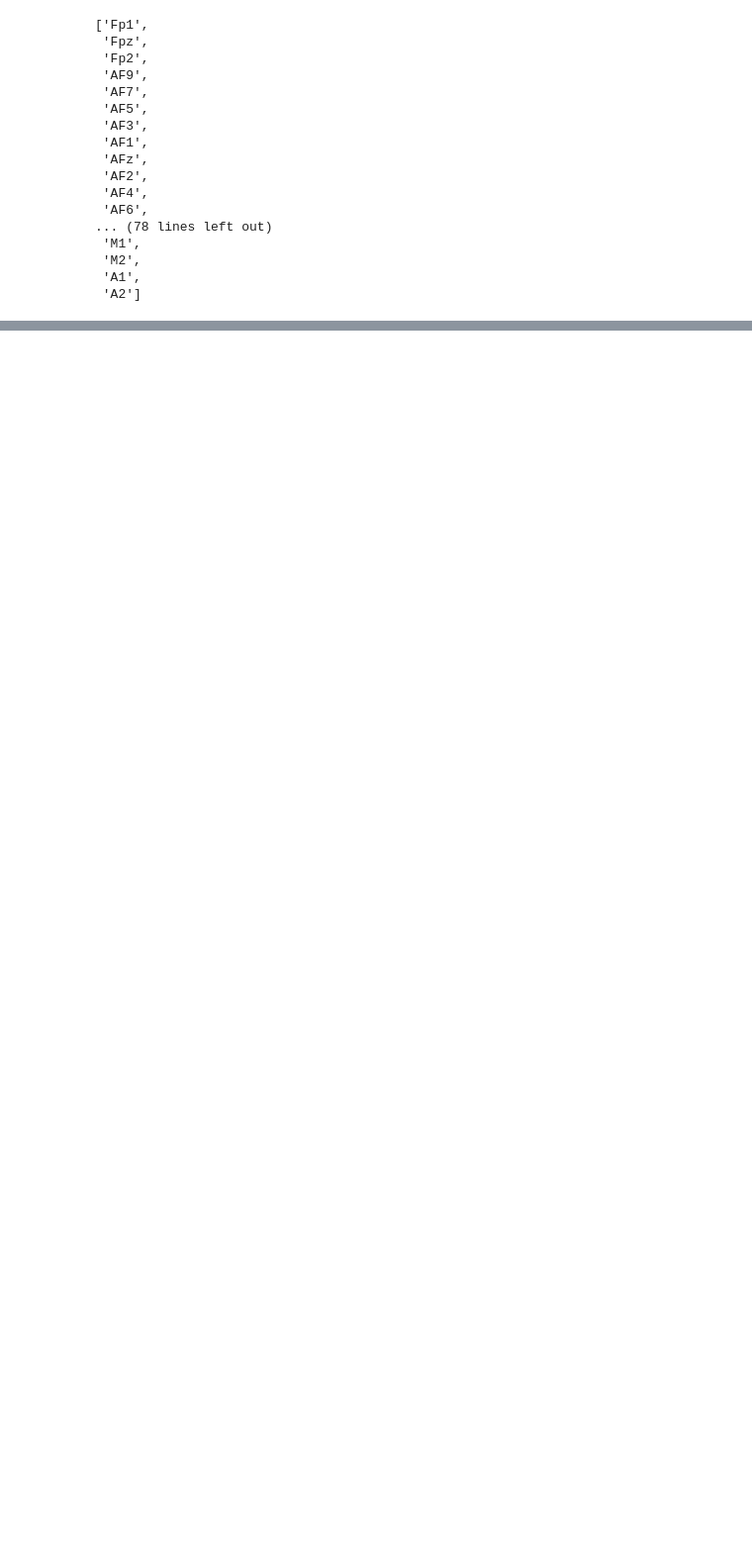
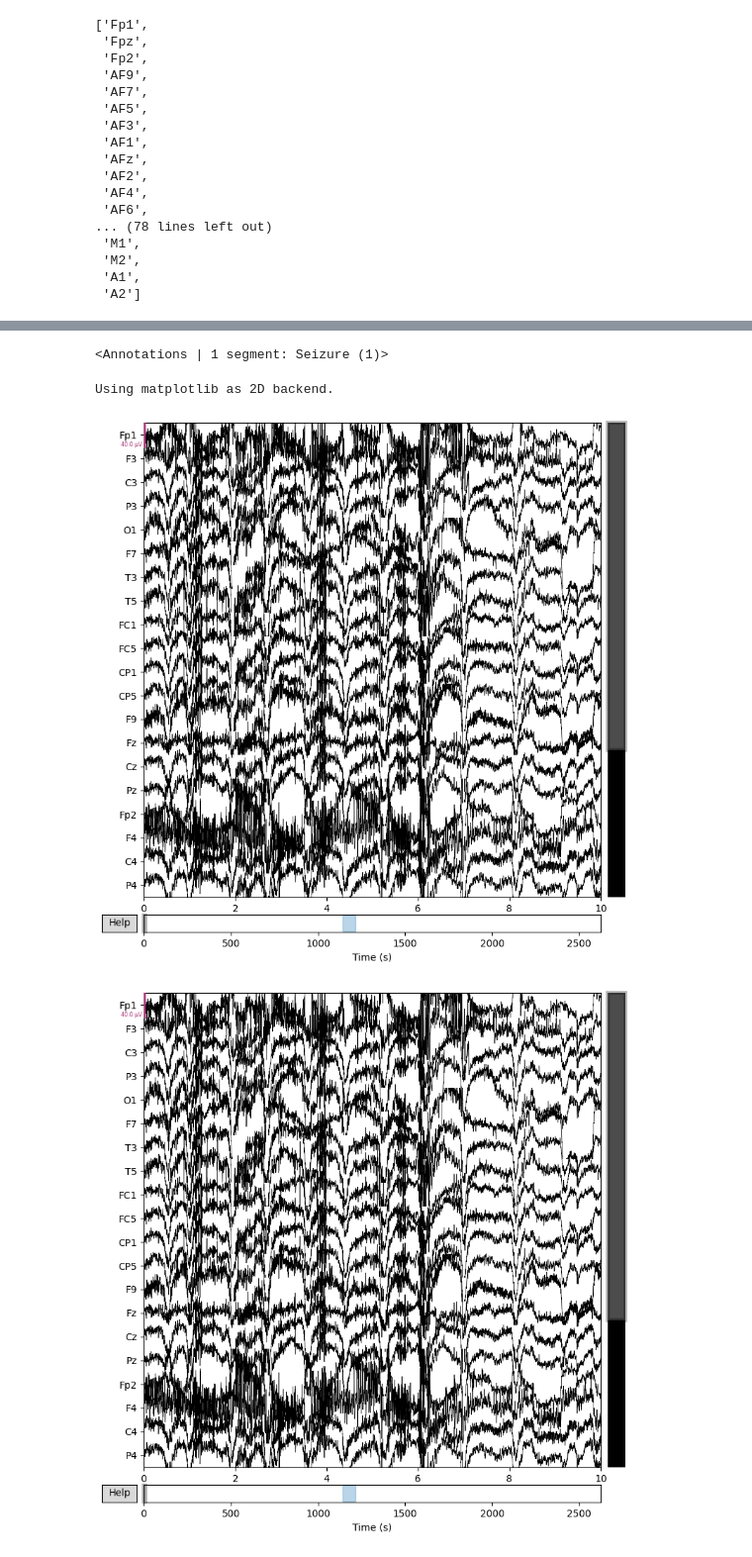
Before and after one commit to derak-isaack/Epilepsy_prediction, a Jupyter notebook: main.ipynb, the cells around one changed output, grey strips where cells are left out. Shown at 99% size. Saved outputs shown, nothing was run; the diff lists cells and outputs as text; code cells hidden in the pictures; blank space fills up the shorter version.

```diff
--- a/main.ipynb
+++ b/main.ipynb
@@ -171,0 +189,23 @@ montage.ch_names
+# %%
+#Use the time descriptions in the txt file to define annotations
+seizure_onset = [1143]
+seizure_duration = [70]
+seizure_description = ["Seizure"]
+
+#Create the annotation
+seizure_annotation = mne.Annotations(
+    onset=seizure_onset,
+    duration=seizure_duration,
+    description=seizure_description
+)
+
+raw.set_annotations(seizure_annotation)
+raw.annotations
+# %% [output]
+<Annotations | 1 segment: Seizure (1)>
+# %%
+raw.plot()
+# %% [output]
+Using matplotlib as 2D backend.
+[figure, added]
+[figure, added]
```
Also changed, not shown: parts of 7 cells of this notebook.
